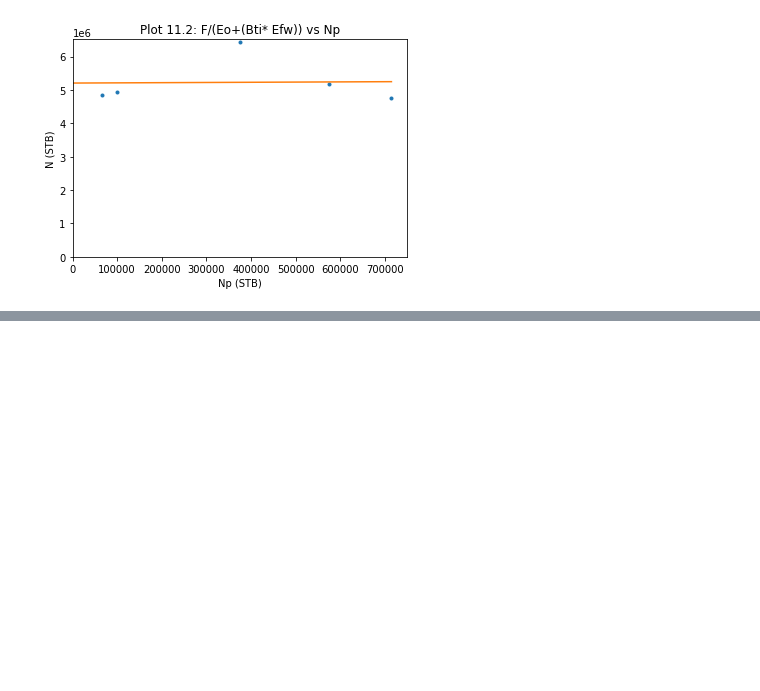
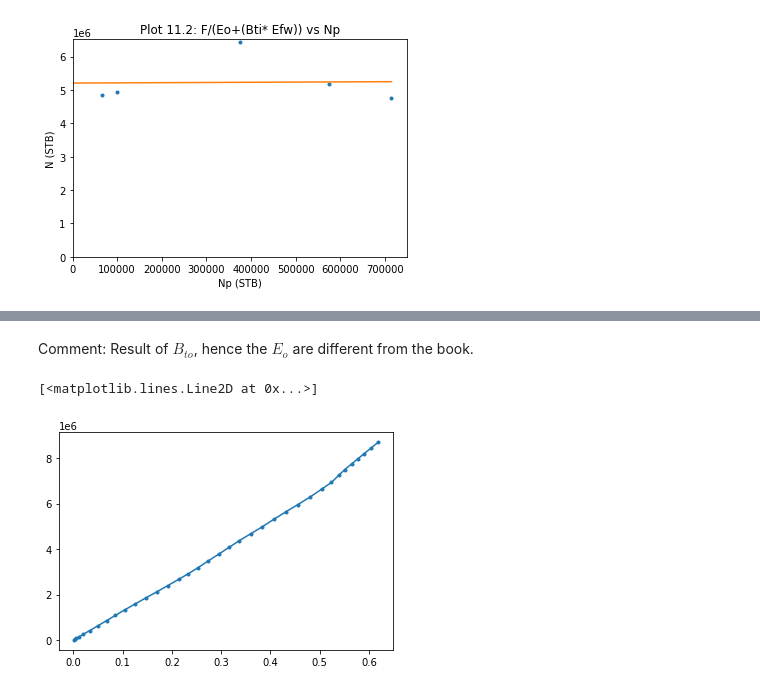
Before and after one commit to yohanesnuwara/reservoir-engineering, a Jupyter notebook: Unit 11 Undersaturated-Oil Reservoirs/notebook/11_examples.ipynb, the cells around one changed output, grey strips where cells are left out. Cells and saved outputs as stored; diff of their text form; code cells hidden in the pictures; blank space fills up the shorter version.

```diff
--- a/Unit 11 Undersaturated-Oil Reservoirs/notebook/11_examples.ipynb
+++ b/Unit 11 Undersaturated-Oil Reservoirs/notebook/11_examples.ipynb
@@ -211,0 +631,21 @@ OOIP using Plot 11.2 material balance: 5207192.68980829 STB
+# %%
+# calculate Efw
+Efw = compressibility_constant * (pi - p)
+
+# calculate Bto
+Np = data['Np'].values
+Bg = data['Bg'].values # res ft3/scf
+Bg = Bg * .178108 # convert res ft3/scf to RB/scf
+Rp = data['Rp'].values
+
+Bto = ((Np * Bg * (Rp - Rsi)) + (Nfoi * Boi * (1 - Efw))) / (Nfoi - Np)
+
+# calculate Eo
+Eo = Bto - Boi
+
+Eo_Boi_Efw = Eo + Boi * Efw
+F = (Np * (Bto - Rsi * Bg)) + (Gp * Bg)
+N = F / Eo_Boi_Efw
+
+result = pd.DataFrame({'p': p, 'Eo': Eo, 'Efw': Efw, '(Eo+(Boi*Efw))': Eo_Boi_Efw, 'F': F, 'F/(Eo+(Boi*Efw))': N})
+result.head(10)
@@ -211,0 +664,7 @@ OOIP using Plot 11.2 material balance: 5207192.68980829 STB
+# %% [markdown]
+Comment: Result of $B_{to}$, hence the $E_o$ are different from the book.
+# %%
+plt.plot(Eo_Boi_Efw, F, '.-')
+# %% [output]
+[<matplotlib.lines.Line2D at 0x...>]
+[figure, added]
```
Also changed, not shown: parts of 27 cells of this notebook.
